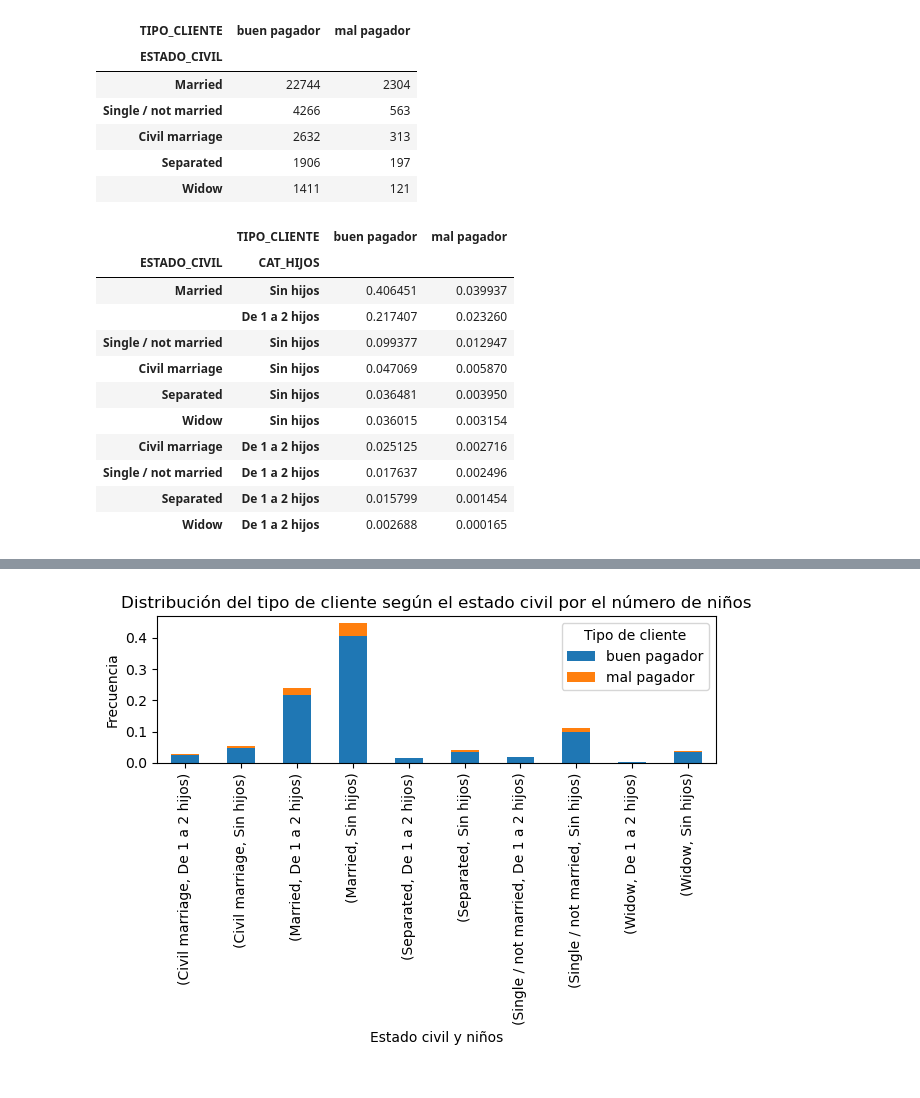
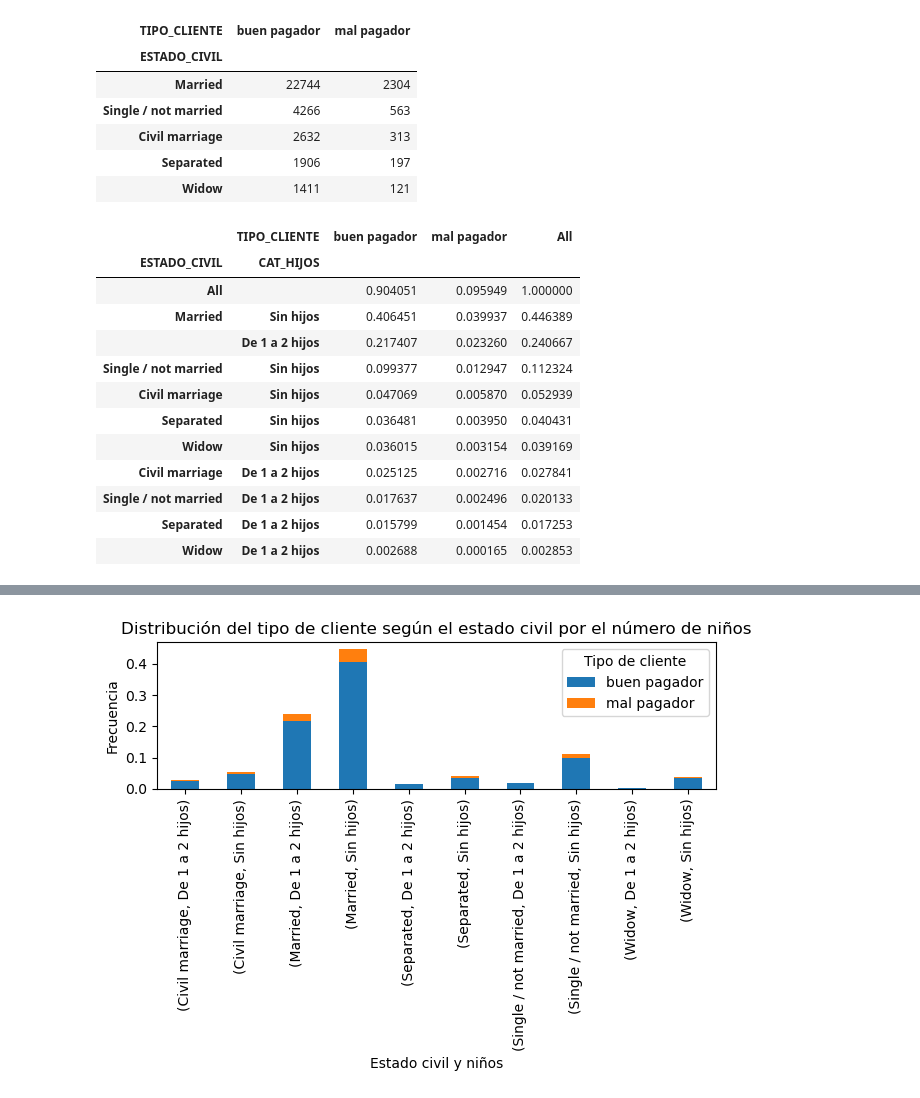
Before and after one commit to ajalca/cbe_customer_classification, a Jupyter notebook: VISA - Grupo 5.ipynb, the cells around one changed output, grey strips where cells are left out. Cells and saved outputs as stored; diff of their text form; code cells hidden in the pictures.

```diff
--- a/VISA - Grupo 5.ipynb
+++ b/VISA - Grupo 5.ipynb
@@ -817,19 +821,20 @@ tabla_ordenada_filas_ect
 | Separated | 1906 | 197 |
 | Widow | 1411 | 121 |
 # %%
-tabla_contingencia_c = pd.crosstab([clientes_df['ESTADO_CIVIL'], clientes_df['CAT_HIJOS']], clientes_df['TIPO_CLIENTE'], normalize=True)
+tabla_contingencia_c = pd.crosstab([clientes_df['ESTADO_CIVIL'], clientes_df['CAT_HIJOS']], clientes_df['TIPO_CLIENTE'], normalize=True, margins=True)
 tabla_ordenada_filas_c = tabla_contingencia_c.sort_values(by='buen pagador', ascending=False)
 tabla_ordenada_filas_c
 # %% [output]
-|  | TIPO_CLIENTE | buen pagador | mal pagador |
-| ESTADO_CIVIL | CAT_HIJOS |  |  |
-| Married | Sin hijos | 0.406451 | 0.039937 |
-|  | De 1 a 2 hijos | 0.217407 | 0.023260 |
-| Single / not married | Sin hijos | 0.099377 | 0.012947 |
-| Civil marriage | Sin hijos | 0.047069 | 0.005870 |
-| Separated | Sin hijos | 0.036481 | 0.003950 |
-| Widow | Sin hijos | 0.036015 | 0.003154 |
-| Civil marriage | De 1 a 2 hijos | 0.025125 | 0.002716 |
-| Single / not married | De 1 a 2 hijos | 0.017637 | 0.002496 |
-| Separated | De 1 a 2 hijos | 0.015799 | 0.001454 |
-| Widow | De 1 a 2 hijos | 0.002688 | 0.000165 |
+|  | TIPO_CLIENTE | buen pagador | mal pagador | All |
+| ESTADO_CIVIL | CAT_HIJOS |  |  |  |
+| All |  | 0.904051 | 0.095949 | 1.000000 |
+| Married | Sin hijos | 0.406451 | 0.039937 | 0.446389 |
+|  | De 1 a 2 hijos | 0.217407 | 0.023260 | 0.240667 |
+| Single / not married | Sin hijos | 0.099377 | 0.012947 | 0.112324 |
+| Civil marriage | Sin hijos | 0.047069 | 0.005870 | 0.052939 |
+| Separated | Sin hijos | 0.036481 | 0.003950 | 0.040431 |
+| Widow | Sin hijos | 0.036015 | 0.003154 | 0.039169 |
+| Civil marriage | De 1 a 2 hijos | 0.025125 | 0.002716 | 0.027841 |
+| Single / not married | De 1 a 2 hijos | 0.017637 | 0.002496 | 0.020133 |
+| Separated | De 1 a 2 hijos | 0.015799 | 0.001454 | 0.017253 |
+| Widow | De 1 a 2 hijos | 0.002688 | 0.000165 | 0.002853 |
```
Also changed, not shown: parts of 35 cells of this notebook, 2 other files.
